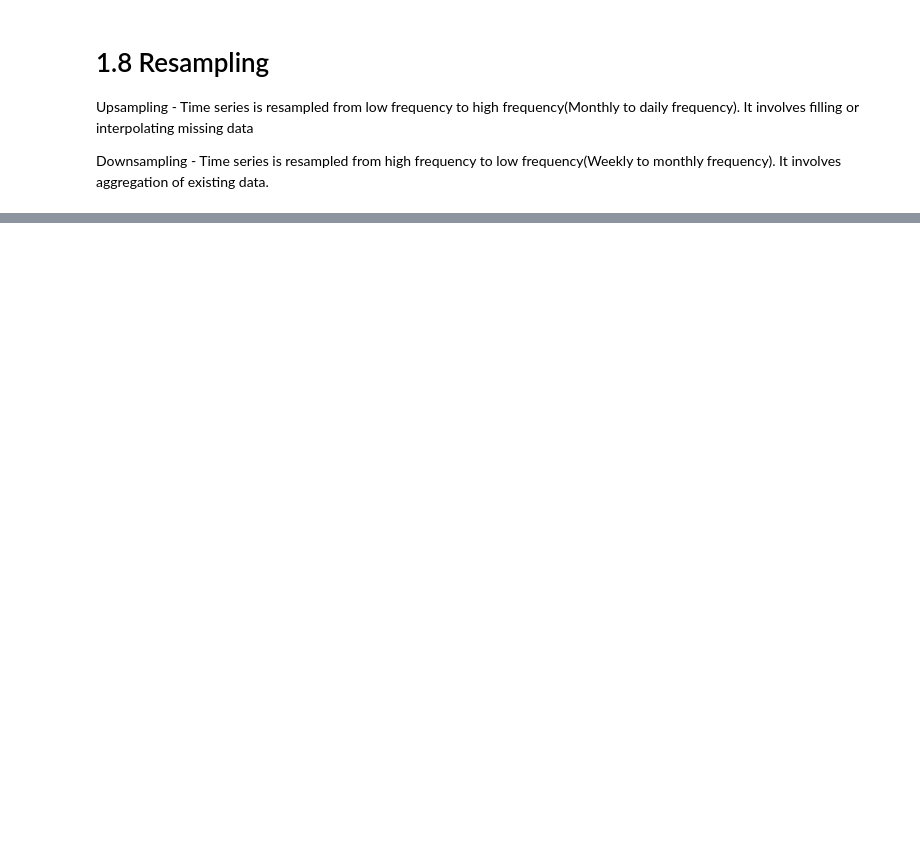
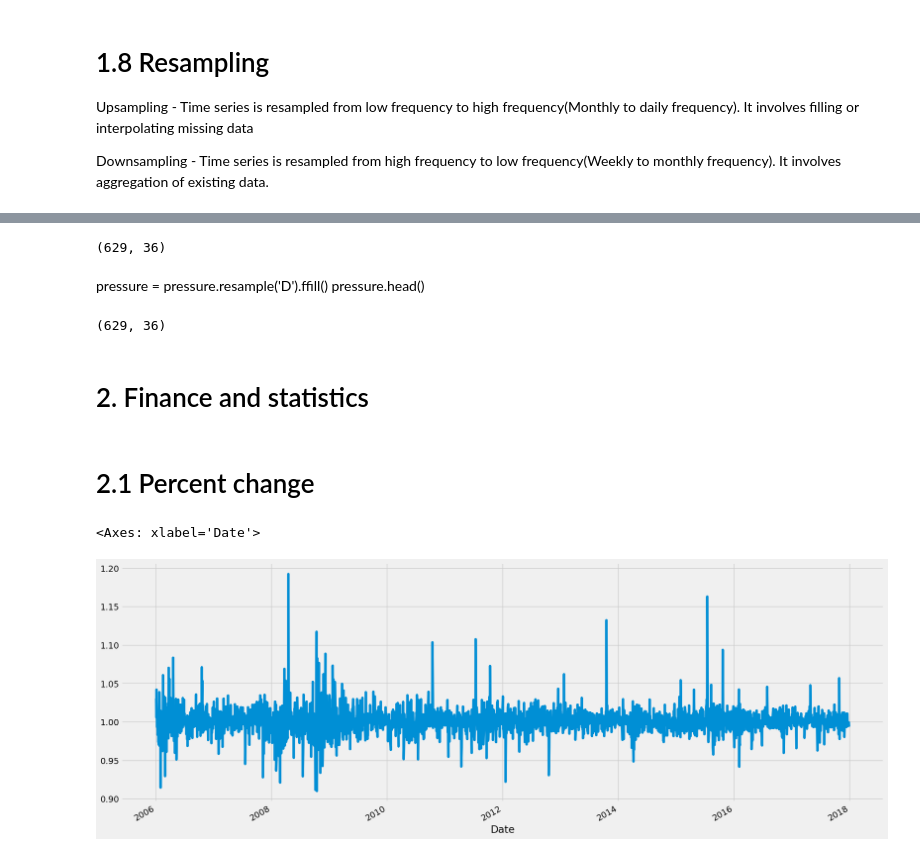
Before and after one commit to Gaurav3007/Time-Series-Forecasting-for-Stock-Prices, a Jupyter notebook: Time Series Forecasting for Stock Prices.ipynb, the cells around one changed output, grey strips where cells are left out. Cells and saved outputs as stored; diff of their text form; code cells hidden in the pictures; blank space fills up the shorter version.

```diff
--- a/Time Series Forecasting for Stock Prices.ipynb
+++ b/Time Series Forecasting for Stock Prices.ipynb
@@ -242,0 +315,21 @@ Downsampling - Time series is resampled from high frequency to low frequency(Wee
+# %%
+pressure.shape
+# %% [output]
+(629, 36)
+# %% [markdown]
+pressure = pressure.resample('D').ffill()
+pressure.head()
+# %%
+pressure.shape
+# %% [output]
+(629, 36)
+# %% [markdown]
+# 2. Finance and statistics
+# %% [markdown]
+# 2.1 Percent change
+# %%
+google['Change'] = google.High.div(google.High.shift())
+google['Change'].plot(figsize=(20,8))
+# %% [output]
+<Axes: xlabel='Date'>
+[figure, added]
```
Also changed, not shown: parts of 76 cells of this notebook.
